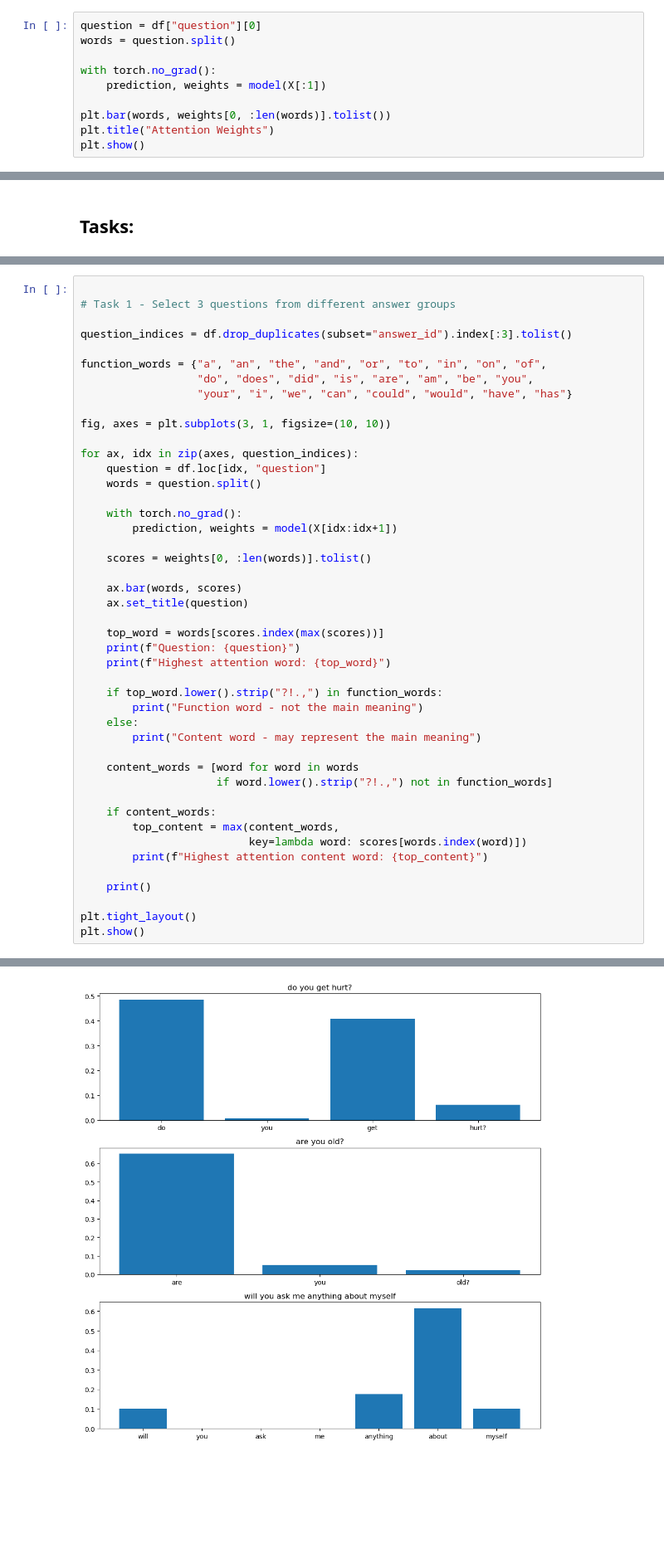
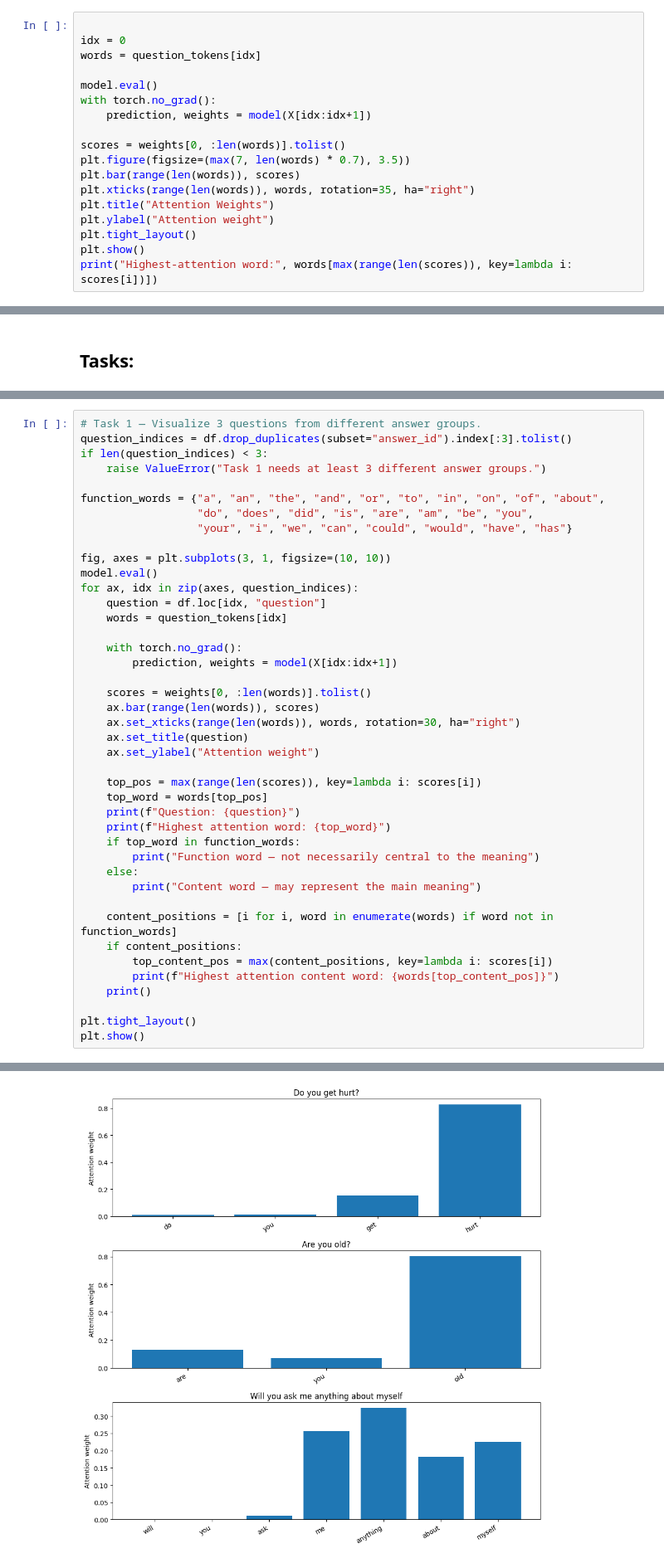
Before and after one commit to hus-01/NLP-Labs, a Jupyter notebook: NLP-LAB-11/Lab_11_Attention_with_RNN.ipynb, the cells around one changed output, grey strips where cells are left out. Shown at 83% size. Saved outputs shown, nothing was run; the diff lists cells and outputs as text; blank space fills up the shorter version.

```diff
--- a/NLP-LAB-11/Lab_11_Attention_with_RNN.ipynb
+++ b/NLP-LAB-11/Lab_11_Attention_with_RNN.ipynb
@@ -119,13 +158,21 @@ Training finished!
 ## Step 6 — See attention
 The bar chart shows how much attention the model gives to each question word.
 # %%
-question = df["question"][0]
-words = question.split()
 
+idx = 0
+words = question_tokens[idx]
+
+model.eval()
 with torch.no_grad():
-    prediction, weights = model(X[:1])
+    prediction, weights = model(X[idx:idx+1])
 
-plt.bar(words, weights[0, :len(words)].tolist())
+scores = weights[0, :len(words)].tolist()
+plt.figure(figsize=(max(7, len(words) * 0.7), 3.5))
+plt.bar(range(len(words)), scores)
+plt.xticks(range(len(words)), words, rotation=35, ha="right")
 plt.title("Attention Weights")
+plt.ylabel("Attention weight")
+plt.tight_layout()
 plt.show()
+print("Highest-attention word:", words[max(range(len(scores)), key=lambda i: scores[i])])
 # %% [output]
@@ -145,46 +193,43 @@ Instructions:
 
 Question: Do the words with the highest attention weights appear important for understanding the question? Explain your observations.
 # %%
+# Task 1 — Visualize 3 questions from different answer groups.
+question_indices = df.drop_duplicates(subset="answer_id").index[:3].tolist()
+if len(question_indices) < 3:
+    raise ValueError("Task 1 needs at least 3 different answer groups.")
 
-# Task 1 - Select 3 questions from different answer groups
-
-question_indices = df.drop_duplicates(subset="answer_id").index[:3].tolist()
-
-function_words = {"a", "an", "the", "and", "or", "to", "in", "on", "of",
+function_words = {"a", "an", "the", "and", "or", "to", "in", "on", "of", "about",
                   "do", "does", "did", "is", "are", "am", "be", "you",
                   "your", "i", "we", "can", "could", "would", "have", "has"}
 
 fig, axes = plt.subplots(3, 1, figsize=(10, 10))
-
+model.eval()
 for ax, idx in zip(axes, question_indices):
     question = df.loc[idx, "question"]
-    words = question.split()
+    words = question_tokens[idx]
 
     with torch.no_grad():
         prediction, weights = model(X[idx:idx+1])
 
     scores = weights[0, :len(words)].tolist()
+    ax.bar(range(len(words)), scores)
+    ax.set_xticks(range(len(words)), words, rotation=30, ha="right")
+    ax.set_title(question)
+    ax.set_ylabel("Attention weight")
 
-    ax.bar(words, scores)
-    ax.set_title(question)
-
-    top_word = words[scores.index(max(scores))]
+    top_pos = max(range(len(scores)), key=lambda i: scores[i])
+    top_word = words[top_pos]
     print(f"Question: {question}")
     print(f"Highest attention word: {top_word}")
+    if top_word in function_words:
+        print("Function word — not necessarily central to the meaning")
+    else:
+        print("Content word — may represent the main meaning")
 
-    if top_word.lower().strip("?!.,") in function_words:
-        print("Function word - not the main meaning")
-    else:
-        print("Content word - may represent the main meaning")
-
-    content_words = [word for word in words
-                     if word.lower().strip("?!.,") not in function_words]
-
-    if content_words:
-        top_content = max(content_words,
-                          key=lambda word: scores[words.index(word)])
-        print(f"Highest attention content word: {top_content}")
-
+    content_positions = [i for i, word in enumerate(words) if word not in function_words]
+    if content_positions:
+        top_content_pos = max(content_positions, key=lambda i: scores[i])
+        print(f"Highest attention content word: {words[top_content_pos]}")
     print()
 
 plt.tight_layout()
@@ -207,2 +252,2 @@ Highest attention content word: about
-[figure, old version]
+[figure, new version]
 # %% [markdown]
```
Also changed, not shown: parts of 14 cells of this notebook, 4 other files.
